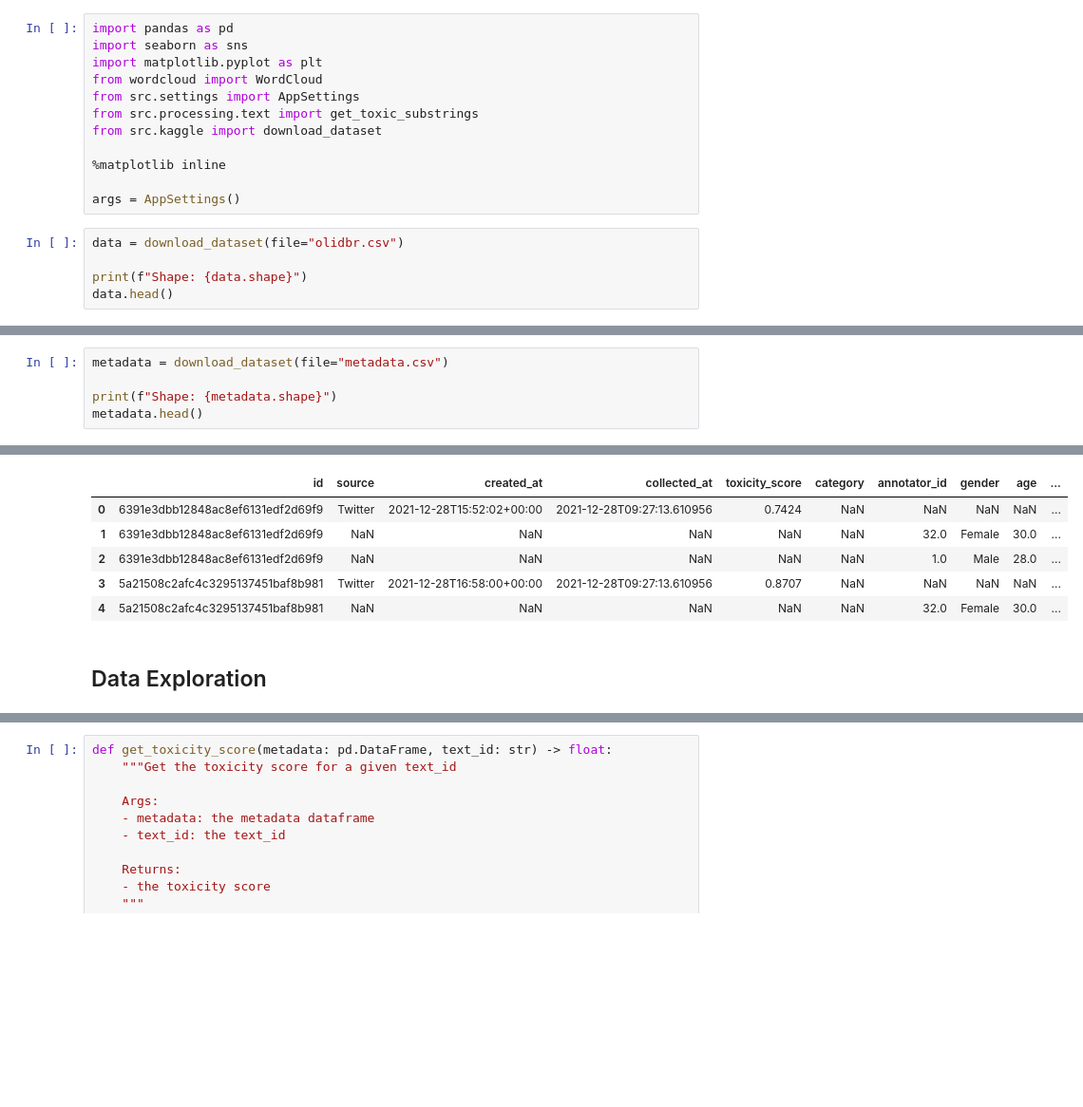
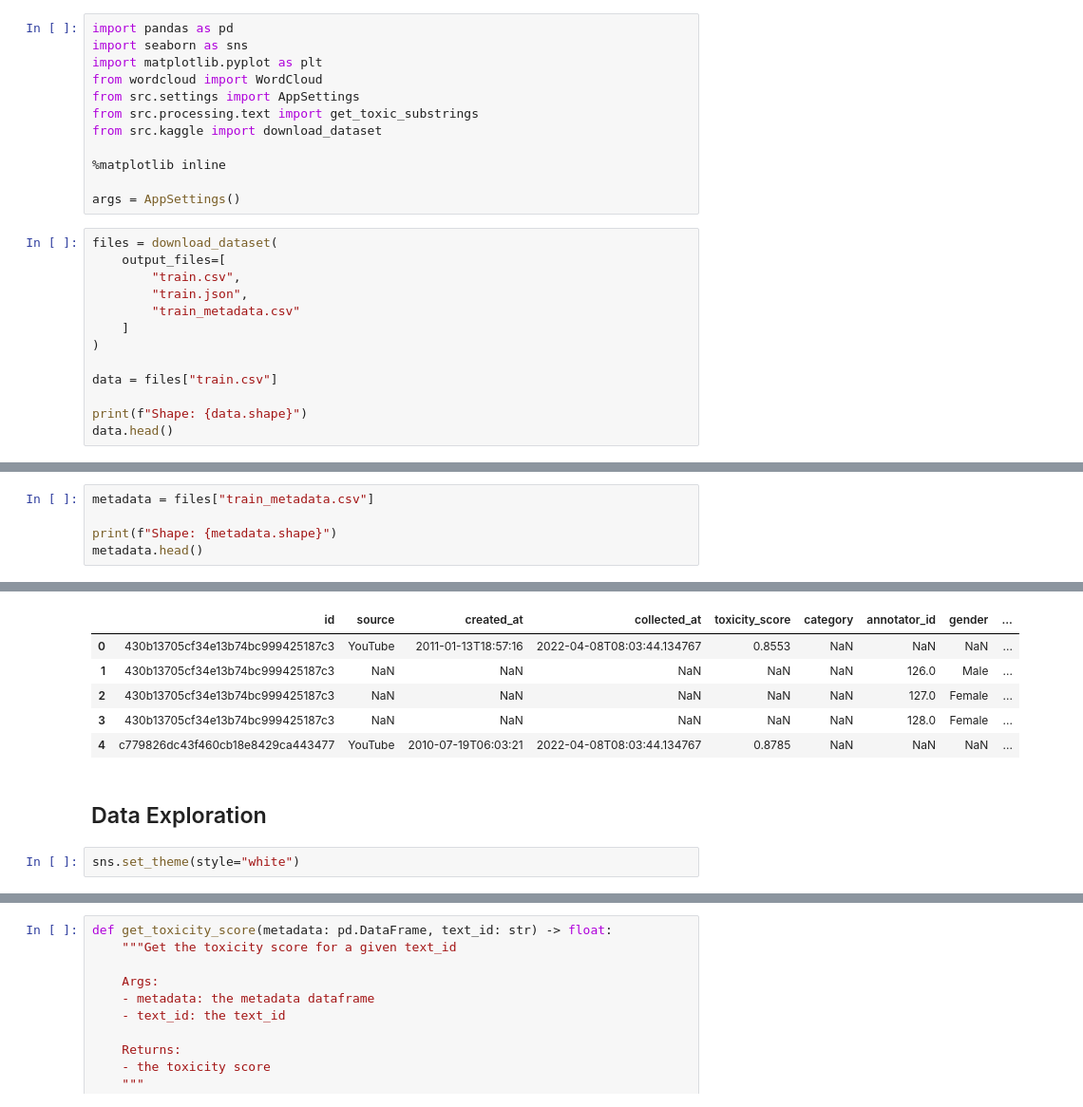
Before and after one commit to DougTrajano/olid-br, a Jupyter notebook: notebooks/exploring/eda.ipynb, the cells around one changed output, grey strips where cells are left out. Shown at 95% size. Cells and saved outputs as stored; diff of their text form; blank space fills up the shorter version.

```diff
--- a/notebooks/exploring/eda.ipynb
+++ b/notebooks/exploring/eda.ipynb
@@ -28,7 +28,15 @@ from src.kaggle import download_dataset
 
 args = AppSettings()
 # %%
-data = download_dataset(file="olidbr.csv")
+files = download_dataset(
+    output_files=[
+        "train.csv",
+        "train.json",
+        "train_metadata.csv"
+    ]
+)
+
+data = files["train.csv"]
 
 print(f"Shape: {data.shape}")
 data.head()
@@ -44,5 +52,5 @@ Shape: (4676, 17)
 # %%
-metadata = download_dataset(file="metadata.csv")
+metadata = files["train_metadata.csv"]
 
 print(f"Shape: {metadata.shape}")
 metadata.head()
@@ -52,11 +59,13 @@ Shape: (17416, 12)
-|  | id | source | created_at | collected_at | toxicity_score | category | annotator_id | gender | age | ... |
-| 0 | 6391e3dbb12848ac8ef6131edf2d69f9 | Twitter | 2021-12-28T15:52:02+00:00 | 2021-12-28T09:27:13.610956 | 0.7424 | NaN | NaN | NaN | NaN | ... |
-| 1 | 6391e3dbb12848ac8ef6131edf2d69f9 | NaN | NaN | NaN | NaN | NaN | 32.0 | Female | 30.0 | ... |
-| 2 | 6391e3dbb12848ac8ef6131edf2d69f9 | NaN | NaN | NaN | NaN | NaN | 1.0 | Male | 28.0 | ... |
-| 3 | 5a21508c2afc4c3295137451baf8b981 | Twitter | 2021-12-28T16:58:00+00:00 | 2021-12-28T09:27:13.610956 | 0.8707 | NaN | NaN | NaN | NaN | ... |
-| 4 | 5a21508c2afc4c3295137451baf8b981 | NaN | NaN | NaN | NaN | NaN | 32.0 | Female | 30.0 | ... |
+|  | id | source | created_at | collected_at | toxicity_score | category | annotator_id | gender | ... |
+| 0 | 430b13705cf34e13b74bc999425187c3 | YouTube | 2011-01-13T18:57:16 | 2022-04-08T08:03:44.134767 | 0.8553 | NaN | NaN | NaN | ... |
+| 1 | 430b13705cf34e13b74bc999425187c3 | NaN | NaN | NaN | NaN | NaN | 126.0 | Male | ... |
+| 2 | 430b13705cf34e13b74bc999425187c3 | NaN | NaN | NaN | NaN | NaN | 127.0 | Female | ... |
+| 3 | 430b13705cf34e13b74bc999425187c3 | NaN | NaN | NaN | NaN | NaN | 128.0 | Female | ... |
+| 4 | c779826dc43f460cb18e8429ca443477 | YouTube | 2010-07-19T06:03:21 | 2022-04-08T08:03:44.134767 | 0.8785 | NaN | NaN | NaN | ... |
 # %% [markdown]
 ## Data Exploration
+# %%
+sns.set_theme(style="white")
 # %%
 df_temp = data[["text", "is_offensive"]].groupby("is_offensive").count()
 df_temp.reset_index(inplace=True)
```
Also changed, not shown: parts of 12 cells of this notebook.
